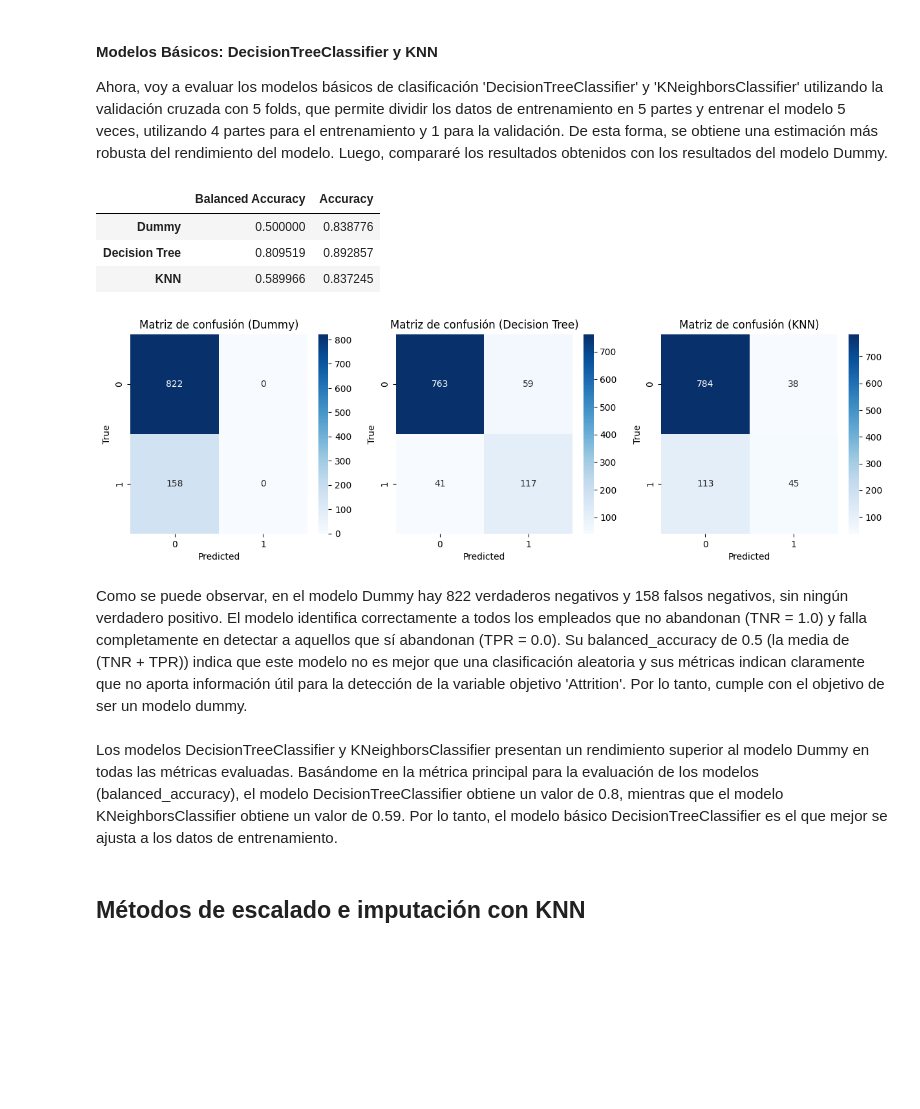
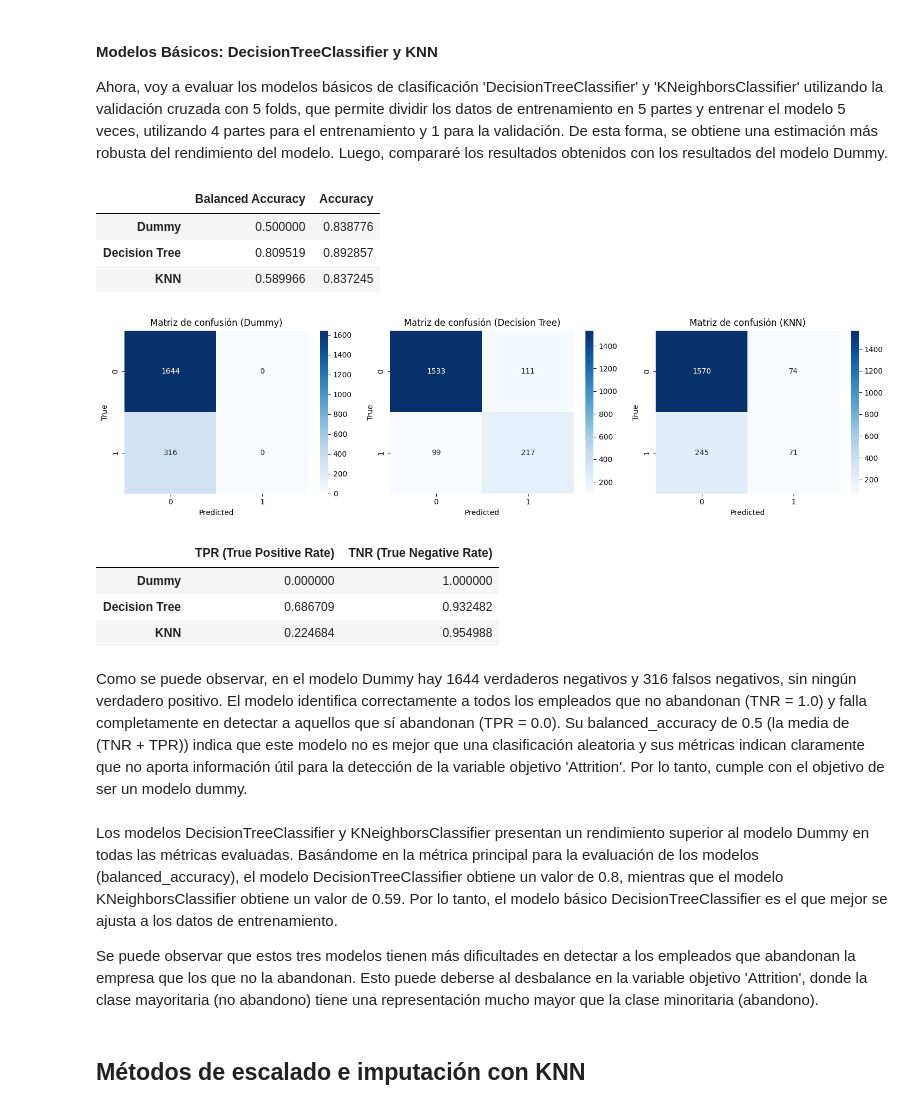
Before and after one commit to 100475757/ML_P1, a Jupyter notebook: notebook1.ipynb, the cells around one changed output. Saved outputs shown, nothing was run; the diff lists cells and outputs as text; code cells hidden in the pictures; blank space fills up the shorter version.

Commit message:
"modelos lineales, ajustes del codigo y conclusiones"

```diff
--- a/notebook1.ipynb
+++ b/notebook1.ipynb
@@ -292,3 +280,14 @@ accuracy_dummy = accuracy_score(y_test, y_pred_dummy)
+# %%
+# Evaluar el modelo Dummy con validación cruzada (inner)
+dummy_clf = DummyClassifier(strategy='most_frequent', random_state=SEED)
+
+# Validación cruzada (5 folds) en el conjunto de entrenamiento
+cv_balanced_accuracy_dummy = cross_val_score(dummy_clf, X_train, y_train, cv=5, scoring='balanced_accuracy')
+cv_accuracy_dummy = cross_val_score(dummy_clf, X_train, y_train, cv=5, scoring='accuracy')
+
+# Resultados promedio de la validación cruzada
+mean_balanced_accuracy_dummy = cv_balanced_accuracy_dummy.mean()
+mean_accuracy_dummy = cv_accuracy_dummy.mean()
 # %% [markdown]
 #### Modelos Básicos: DecisionTreeClassifier y KNN
 
@@ -304,7 +303,7 @@ models = {
 cv_results = {}
 
 # Almacenar los resultados del modelo Dummy
-cv_results["Dummy"] = {'Balanced Accuracy': balanced_accuracy_dummy, 'Accuracy': accuracy_dummy}
+cv_results["Dummy"] = {'Balanced Accuracy': mean_balanced_accuracy_dummy, 'Accuracy': mean_accuracy_dummy}
 
 
 for model_name, model in models.items():
@@ -313,42 +312,75 @@ for model_name, model in models.items():
     balanced_accuracy = balanced_scores.mean()
 
     # Evaluar con accuracy
     accuracy_scores = cross_val_score(model, X_train, y_train, cv=5, scoring='accuracy')
     accuracy = accuracy_scores.mean()
 
     # Almacenar los resultados
     cv_results[model_name] = {'Balanced Accuracy': balanced_accuracy, 'Accuracy': accuracy}
 
 # Mostrar los resultados en formato de tabla
 cv_results_df = pd.DataFrame(cv_results).T
 display(cv_results_df)
 
 # Mostrar matriz de confusión de los tres modelos (Dummy, Decision Tree, KNN)
 fig, axs = plt.subplots(1, 3, figsize=(15, 4))
 
+# Diccionario para guardar TPR y TNR por modelo
+tpr_tnr_resultados = {}
+
 for i, model_name in enumerate(["Dummy", "Decision Tree", "KNN"]):
     if model_name == "Dummy":
-        conf_matrix = confusion_matrix(y_test, y_pred_dummy)
+        model = dummy_clf
     else:
+        # Obtener el modelo correspondiente
         model = models[model_name]
-        model.fit(X_train, y_train)
-        y_pred = model.predict(X_test)
-        conf_matrix = confusion_matrix(y_test, y_pred)
 
+    # Obtener predicciones con validación cruzada para los modelos
+    y_pred_cv = cross_val_predict(model, X_train, y_train, cv=5)
+
+    # Calcular la matriz de confusión
+    conf_matrix = confusion_matrix(y_train, y_pred_cv)
+    tn, fp, fn, tp = conf_matrix.ravel()
+
+    # Calcular TPR y TNR
+    tpr = tp / (tp + fn) if (tp + fn) > 0 else 0
+    tnr = tn / (tn + fp) if (tn + fp) > 0 else 0
+
+    # Guardar TPR y TNR en el diccionario
+    tpr_tnr_resultados[model_name] = {
+        'TPR (True Positive Rate)': tpr,
+        'TNR (True Negative Rate)': tnr
+    }
+
+    # Graficar la matriz de confusión en el subplot correspondiente
     sns.heatmap(conf_matrix, annot=True, fmt='d', cmap='Blues', ax=axs[i])
     axs[i].set_title(f"Matriz de confusión ({model_name})")
     axs[i].set_xlabel("Predicted")
     axs[i].set_ylabel("True")
+
+# Ajustar el diseño para que las gráficas no se solapen
+plt.tight_layout()
+plt.show()
+
+# Mostrar resultados de TPR y TNR como DataFrame
+df_tpr_tnr = pd.DataFrame(tpr_tnr_resultados).T
+display(df_tpr_tnr)
 # %% [output]
 |  | Balanced Accuracy | Accuracy |
 | Dummy | 0.500000 | 0.838776 |
 | Decision Tree | 0.809519 | 0.892857 |
 | KNN | 0.589966 | 0.837245 |
-[figure, old version]
+[figure, new version]
+|  | TPR (True Positive Rate) | TNR (True Negative Rate) |
+| Dummy | 0.000000 | 1.000000 |
+| Decision Tree | 0.686709 | 0.932482 |
+| KNN | 0.224684 | 0.954988 |
 # %% [markdown]
-Como se puede observar, en el modelo Dummy hay 822 verdaderos negativos y 158 falsos negativos, sin ningún verdadero positivo. El modelo identifica correctamente a todos los empleados que no abandonan (TNR = 1.0) y falla completamente en detectar a aquellos que sí abandonan (TPR = 0.0). Su balanced_accuracy de 0.5 (la media de (TNR + TPR)) indica que este modelo no es mejor que una clasificación aleatoria y sus métricas indican claramente que no aporta información útil para la detección de la variable objetivo 'Attrition'. Por lo tanto, cumple con el objetivo de ser un modelo dummy.
+Como se puede observar, en el modelo Dummy hay 1644 verdaderos negativos y 316 falsos negativos, sin ningún verdadero positivo. El modelo identifica correctamente a todos los empleados que no abandonan (TNR = 1.0) y falla completamente en detectar a aquellos que sí abandonan (TPR = 0.0). Su balanced_accuracy de 0.5 (la media de (TNR + TPR)) indica que este modelo no es mejor que una clasificación aleatoria y sus métricas indican claramente que no aporta información útil para la detección de la variable objetivo 'Attrition'. Por lo tanto, cumple con el objetivo de ser un modelo dummy.
 # %% [markdown]
 Los modelos DecisionTreeClassifier y KNeighborsClassifier presentan un rendimiento superior al modelo Dummy en todas las métricas evaluadas. Basándome en la métrica principal para la evaluación de los modelos (balanced_accuracy), el modelo DecisionTreeClassifier obtiene un valor de 0.8, mientras que el modelo KNeighborsClassifier obtiene un valor de 0.59. Por lo tanto, el modelo básico DecisionTreeClassifier es el que mejor se ajusta a los datos de entrenamiento.
+
+Se puede observar que estos tres modelos tienen más dificultades en detectar a los empleados que abandonan la empresa que los que no la abandonan. Esto puede deberse al desbalance en la variable objetivo 'Attrition', donde la clase mayoritaria (no abandono) tiene una representación mucho mayor que la clase minoritaria (abandono).
 # %% [markdown]
 ## Métodos de escalado e imputación con KNN
 # %%
```
Also changed, not shown: parts of 23 cells of this notebook.
